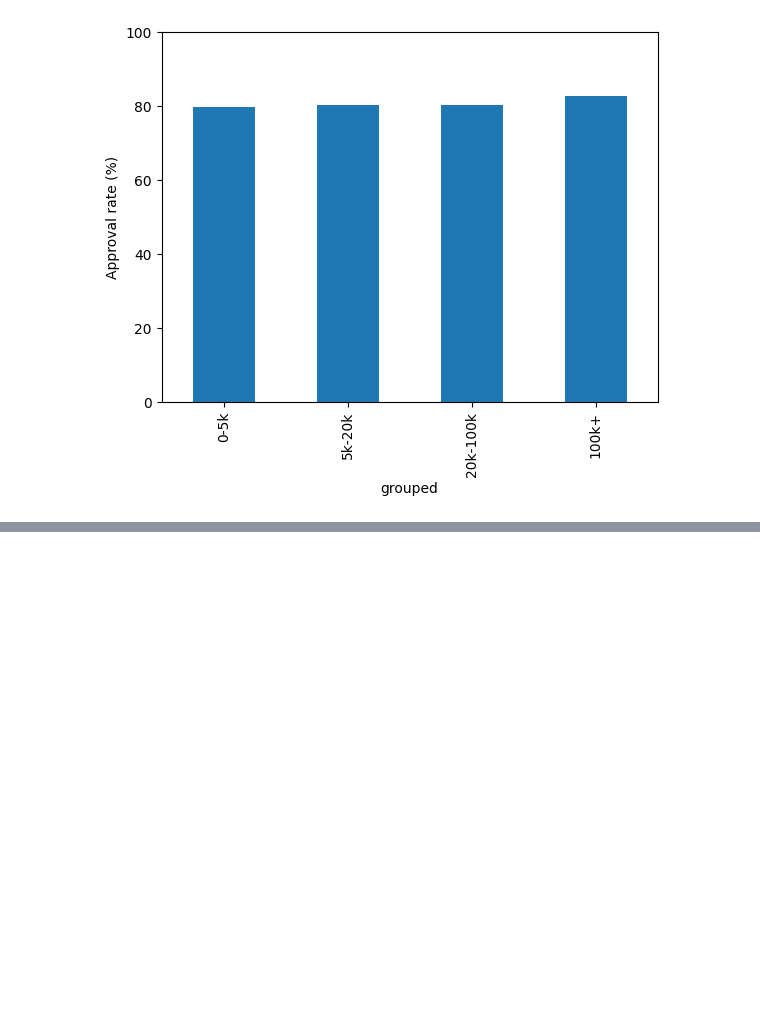
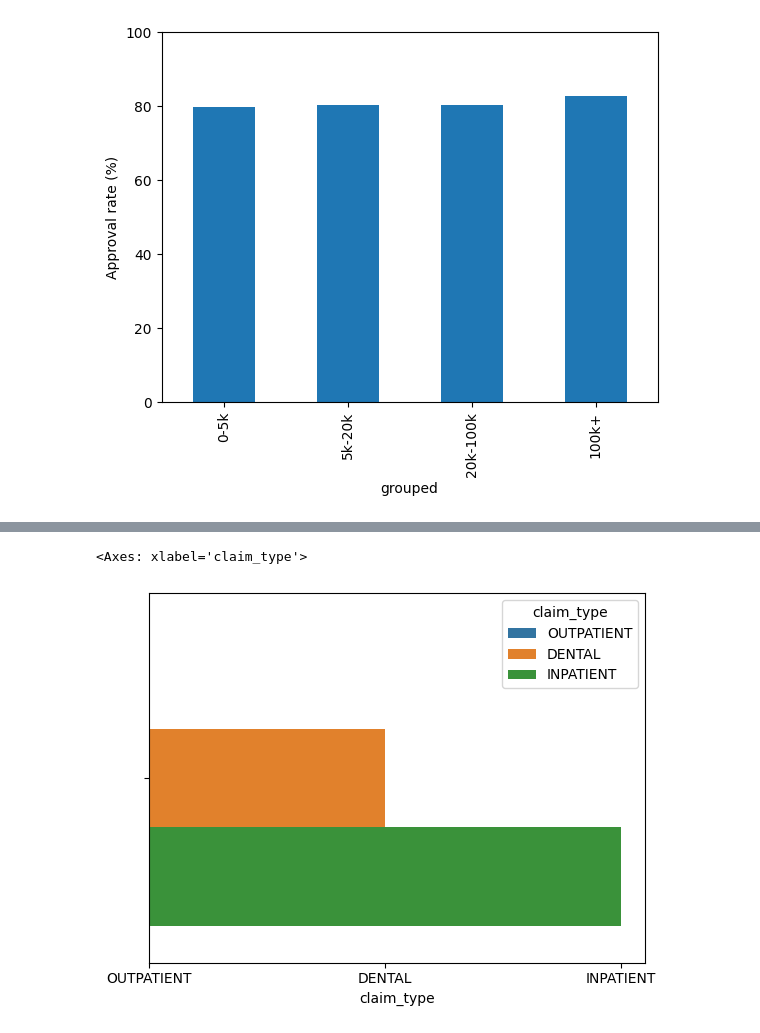
Before and after one commit to dado-matkovic/Miscellanea, a Jupyter notebook: mock_interview/interview_pt2.ipynb, the cells around one changed output, grey strips where cells are left out. Drawn from its saved outputs; the diff is of its cells as text; code cells hidden in the pictures; blank space fills up the shorter version.

```diff
--- a/mock_interview/interview_pt2.ipynb
+++ b/mock_interview/interview_pt2.ipynb
@@ -193,3 +193,7 @@ plt.ylim(0, 100)
 plt.show()
 # %% [output]
 [figure]
+# %%
+import pandas as pd
+
+claims = pd.read_csv("claims_interview.csv")
@@ -195,0 +250,3 @@ plt.show()
+# %%
+claims.columns
+claims["claim_type"] = claims["claim_type"].str.strip().str.upper()
@@ -195,0 +278,3 @@ plt.show()
+# %%
+claims_no_pending = claims[claims["status"] != "PENDING"]
+claims_no_pending["percentage"]= claims_no_pending[claims_no_pending.groupby("claim_type")["status"].value_counts(normalize=True)*100]
@@ -195,0 +306,8 @@ plt.show()
+# %%
+import seaborn as sns
+import matplotlib.pyplot as plt
+
+sns.barplot(data=claims_no_pending, x= "claim_type", hue="claim_type")
+# %% [output]
+<Axes: xlabel='claim_type'>
+[figure, added]
```
Also changed, not shown: parts of 7 cells of this notebook, 3 other files.
